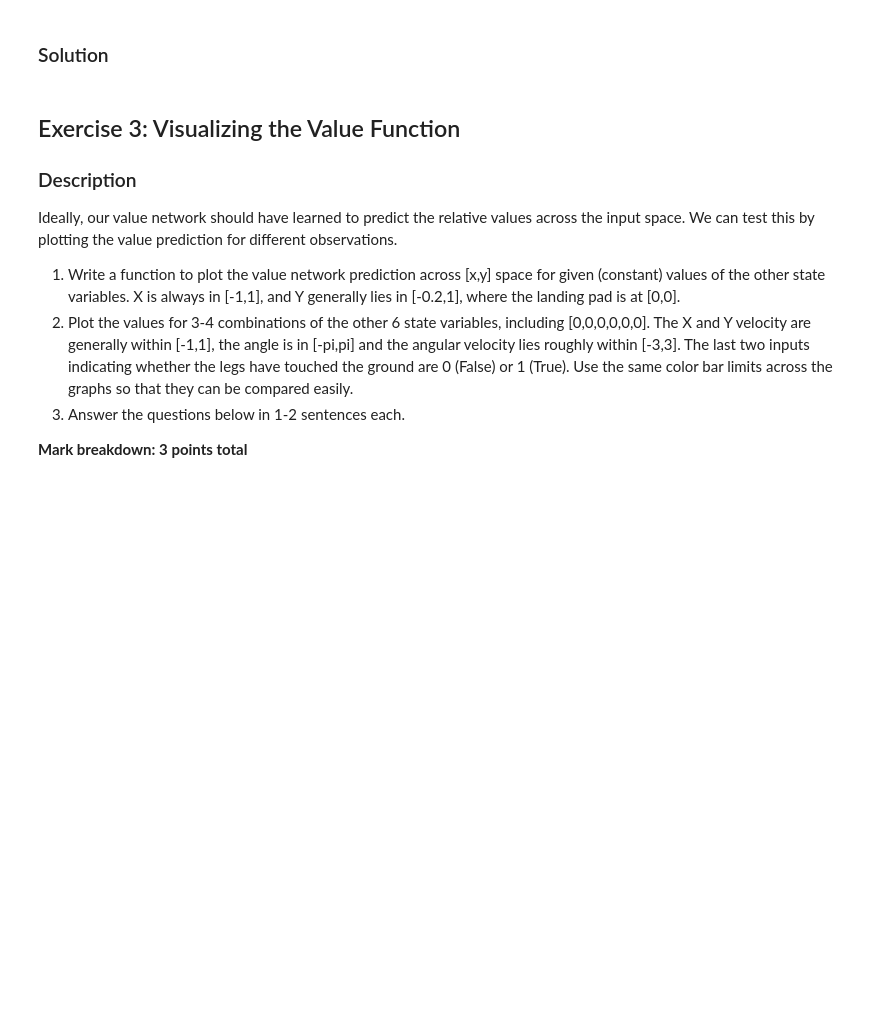
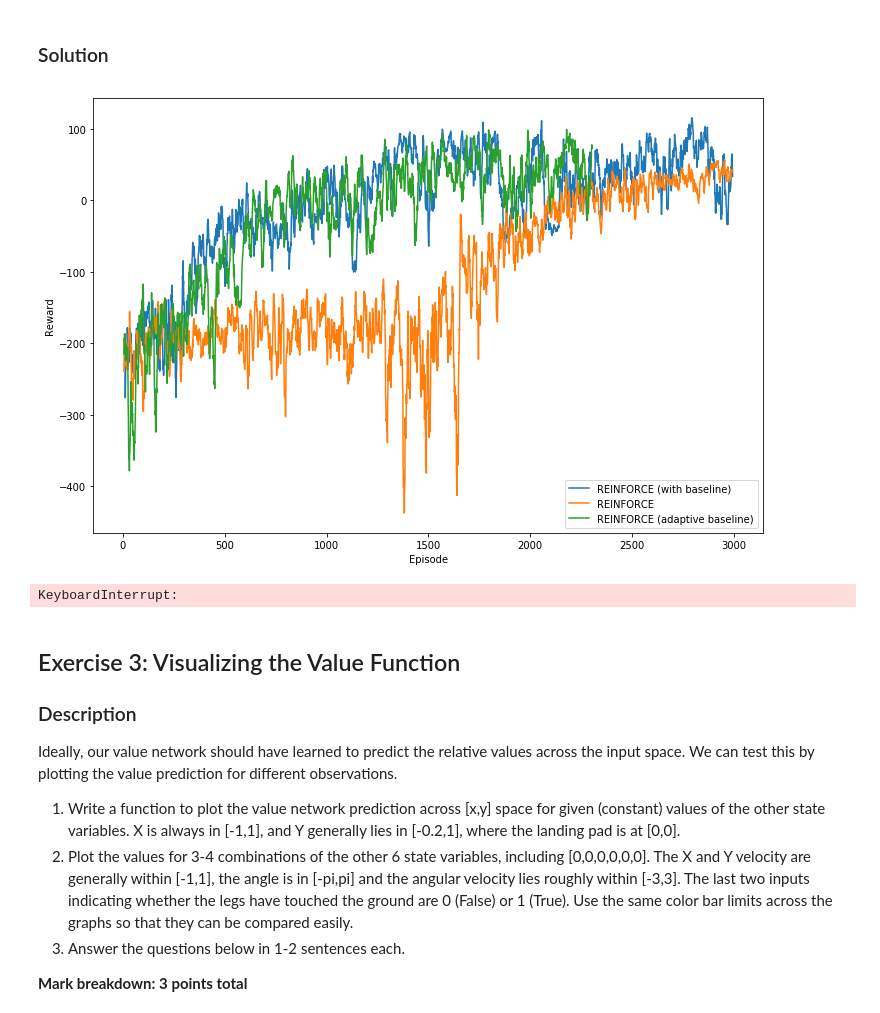
Before and after one commit to Kinchul/ann_projects, a Jupyter notebook: miniproject3/miniproject3.ipynb, the cells around one changed output. Saved outputs shown, nothing was run; the diff lists cells and outputs as text; code cells hidden in the pictures; blank space fills up the shorter version.

```diff
--- a/miniproject3/miniproject3.ipynb
+++ b/miniproject3/miniproject3.ipynb
@@ -501,8 +644,13 @@ TECHNICAL NOTE: Some textbooks may refer to this approach as "Actor-Critic", whe
 # %% [markdown]
 ### Solution
 # %%
+learning_rate = 0.002
+
 episodes, d_model = run_experiment("REINFORCE (adaptive baseline)", discrete_env, num_episodes, learning_rate,
                                    baseline='adaptive')
+# %% [output]
+[figure, added]
+KeyboardInterrupt:
 # %%
 render(episodes[-1], discrete_env)
 # %% [markdown]
```
Also changed, not shown: parts of 6 cells of this notebook, 1 other file.
